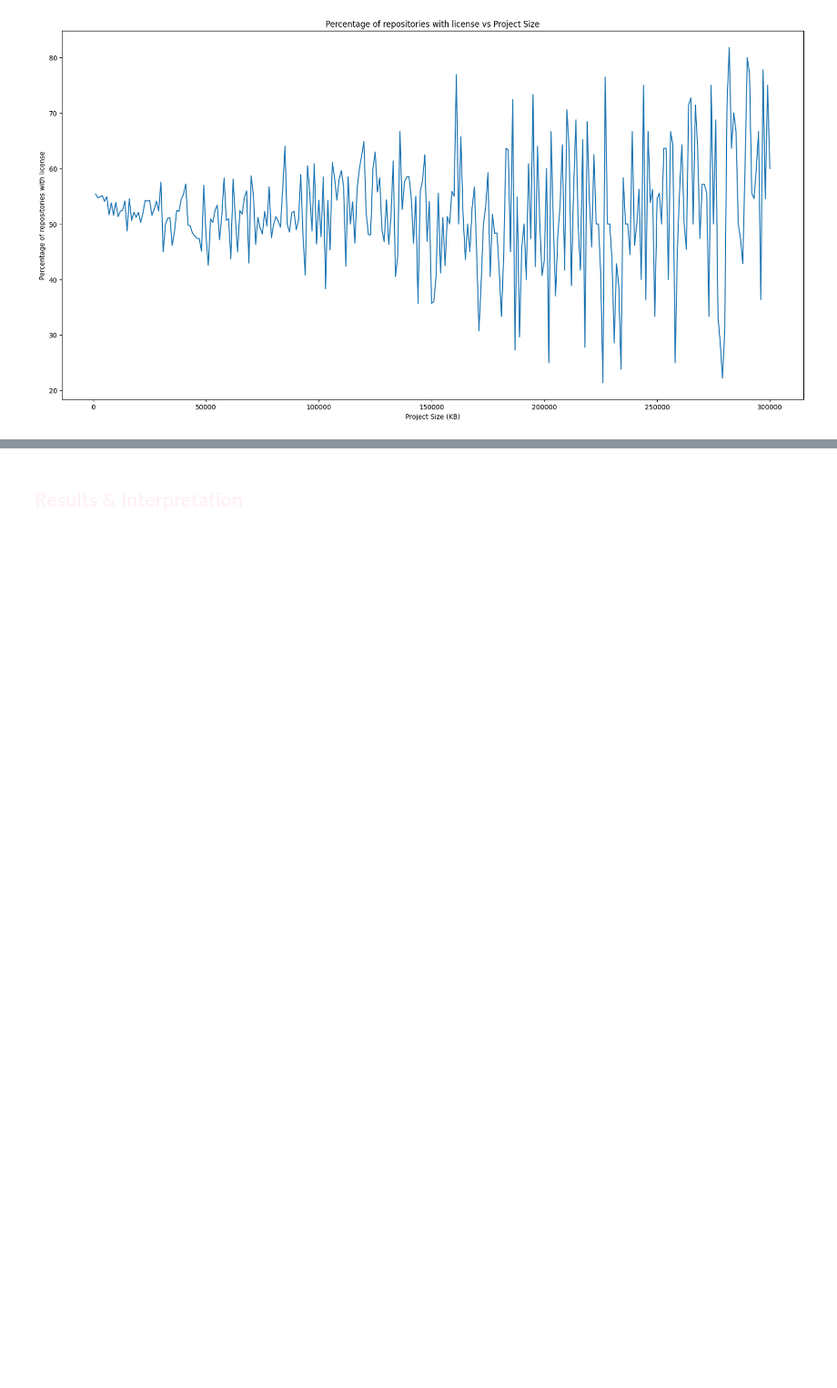
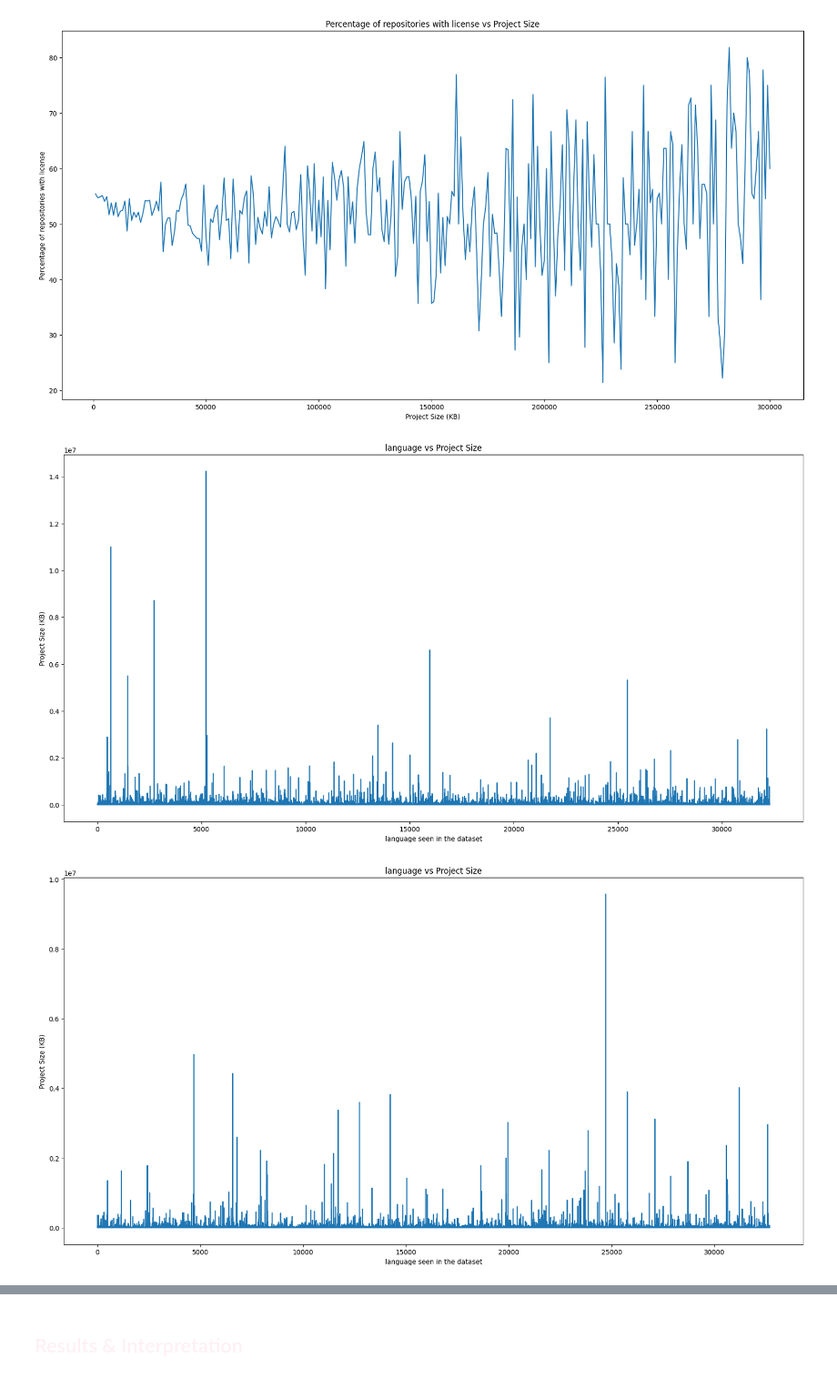
Before and after one commit to EssamWisam/Github-Metadata-Analytics, a Jupyter notebook: Questions/E - Licenses, Language & Size/Licenses, Language & Size.ipynb, the cells around one changed output, grey strips where cells are left out. Shown at 91% size. Saved outputs shown, nothing was run; the diff lists cells and outputs as text; code cells hidden in the pictures; blank space fills up the shorter version.

Commit message:
language, license, and size question done ✅

```diff
--- a/Questions/E - Licenses, Language & Size/Licenses, Language & Size.ipynb
+++ b/Questions/E - Licenses, Language & Size/Licenses, Language & Size.ipynb
@@ -137,3 +137,11 @@ Number of repositories without license:  4742
 Percentage of repositories with license:  56.22230428360414
 300000
 [figure]
+# %%
+languages = ['Python' , 'JavaScript' , 'Java' , 'C++' , 'C' , 'C#' , 'PHP' , 'Ruby' , 'Go' , 'TypeScript']
+
+for language in languages:
+    get_statistics_for_language_with_disk_usage(data , language)
+# %% [output]
+[figure, added]
+[figure, added]
```
Also changed, not shown: parts of 11 cells of this notebook, 1 other file.
